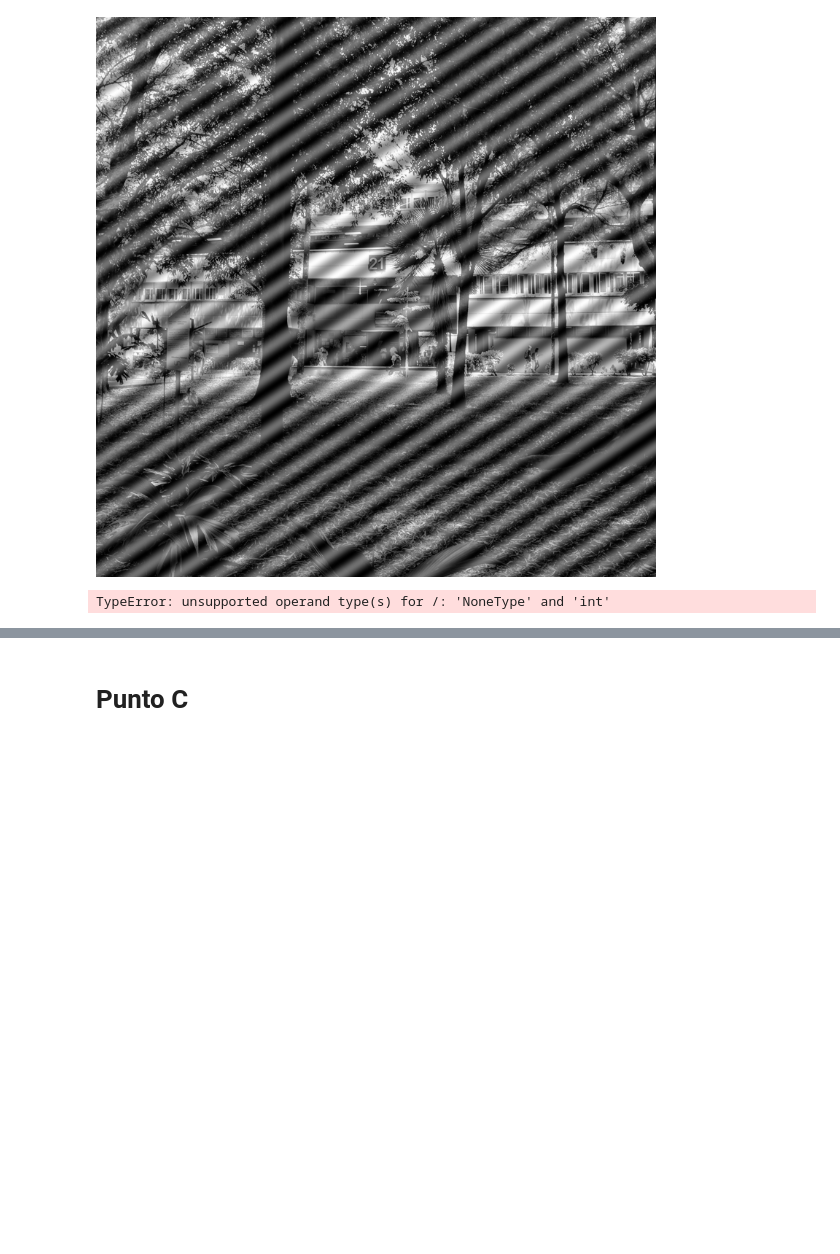
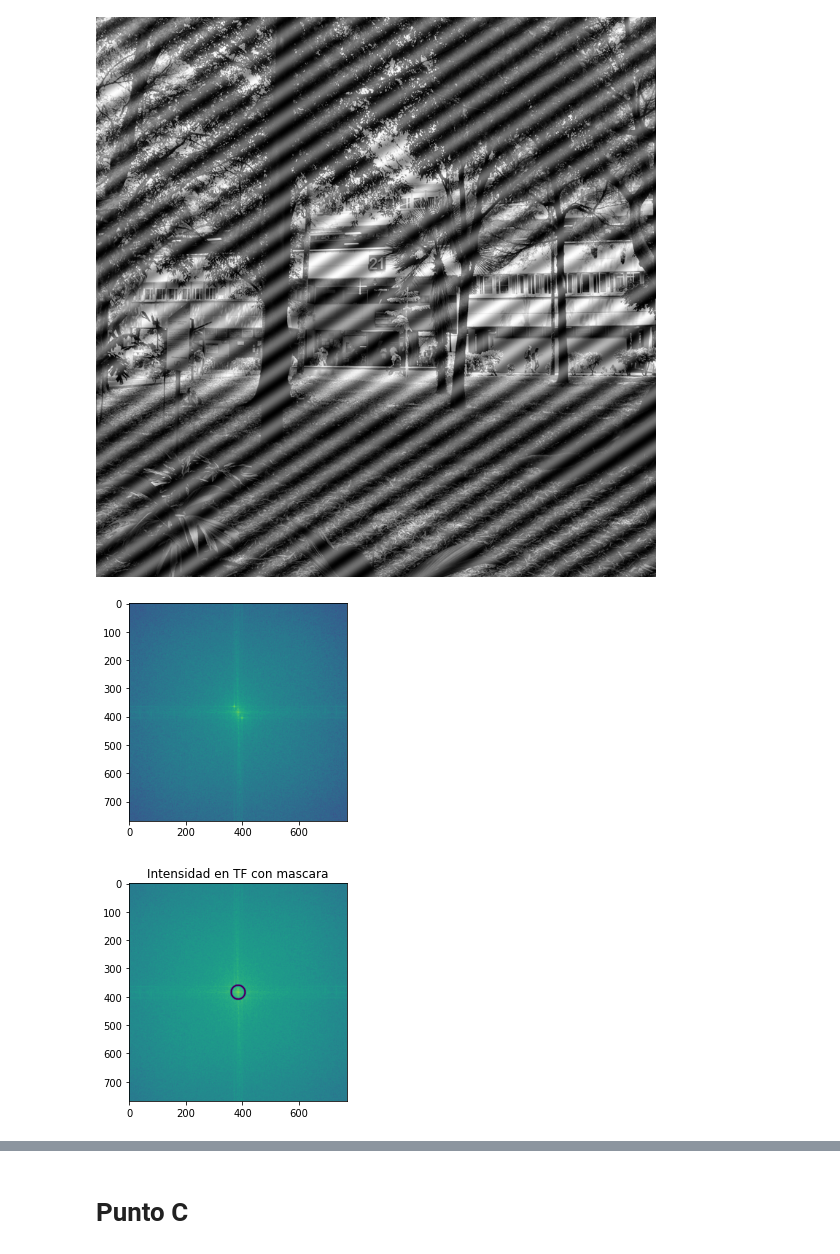
Before and after one commit to Gafut98/Instumentos-Opticos, a Jupyter notebook: Primera Entrega Instrumentos Opticos-Copy1.ipynb, the cells around one changed output, grey strips where cells are left out. Saved outputs shown, nothing was run; the diff lists cells and outputs as text; code cells hidden in the pictures; blank space fills up the shorter version.

```diff
--- a/Primera Entrega Instrumentos Opticos-Copy1.ipynb
+++ b/Primera Entrega Instrumentos Opticos-Copy1.ipynb
@@ -92,24 +85,24 @@ Image("b.png")
 # %% [output]
 [figure]
 # %%
-##Importe de imagen requerida
+##Importe de imagen requerida y que se utilizara
 
 bloque21=cv2.imread("b.png",0) #1 es a color,9 grises
-dona=cv2.imread("imagen_seno_oblicuo.png",0) #Se importa como una matriz
-dona=dona/255
+
 # La trasnformada de Fourier
-
 
 fft_img=np.fft.fftn(bloque21)
 fft_img1=np.fft.fftshift(fft_img)
 
 #Grafico de intensidad
 
+ploteo_complejo(fft_img1,"I",0)
+
+#Grafico de intensidad con mascara hallada abajo
 plt.figure()
-plt.title("Intensidad en TF")
-plt.imshow(np.log(abs(fft_img1)))
+plt.title("Intensidad en TF con mascara")
+plt.imshow(np.log(abs(fft_img1))*mask2)
 plt.show()
-#sale como matrix
-type(fft_img1)
 # %% [output]
-TypeError: unsupported operand type(s) for /: 'NoneType' and 'int'
+[figure, added]
+[figure, added]
```
Also changed, not shown: parts of 13 cells of this notebook, 5 other files.
